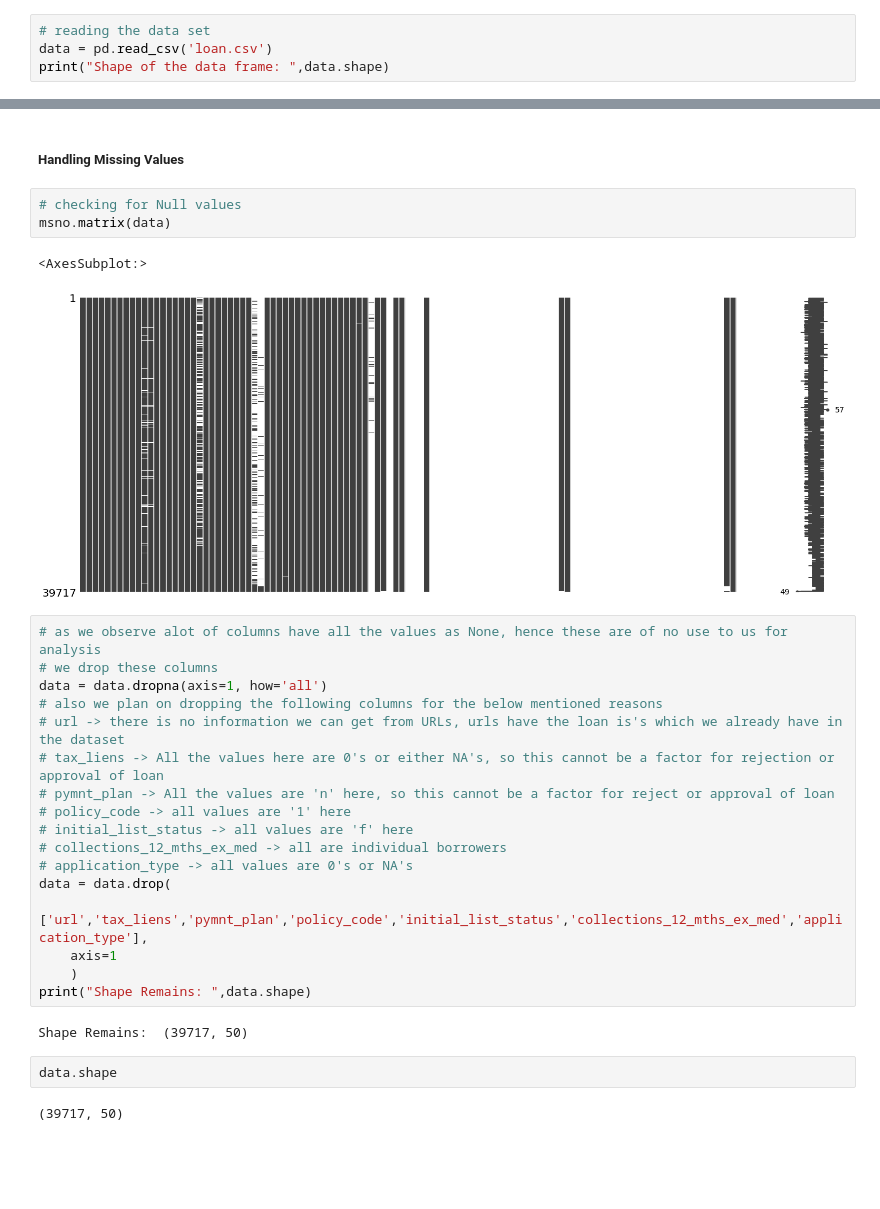
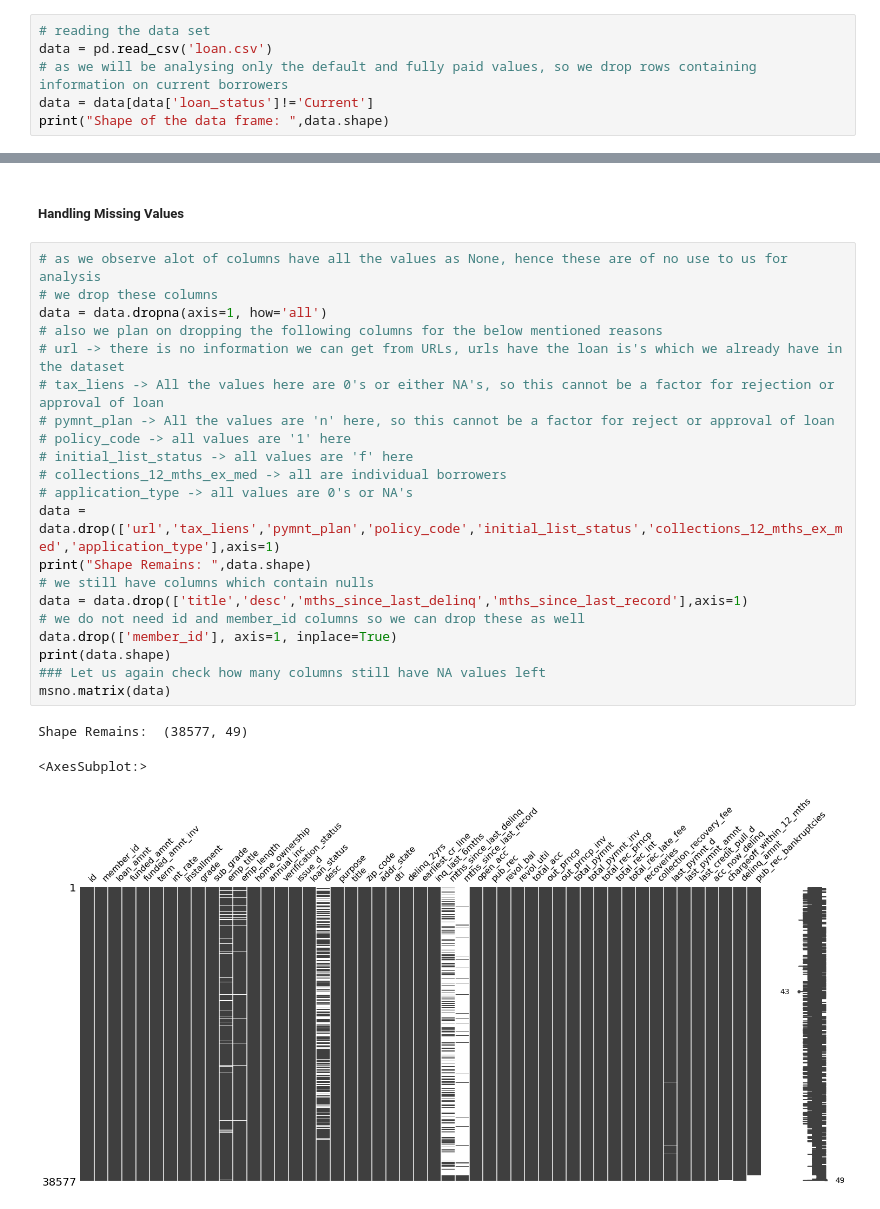
Before and after one commit to aditya-mishra25/Lending_Case_Study, a Jupyter notebook: Lending Case Study.ipynb, the cells around one changed output, grey strips where cells are left out. Saved outputs shown, nothing was run; the diff lists cells and outputs as text; blank space fills up the shorter version.

Commit message:
analysis compelete, few sanity checks are pending

```diff
--- a/Lending Case Study.ipynb
+++ b/Lending Case Study.ipynb
@@ -40,5 +47,7 @@ pd.set_option('display.max_rows', None)
 # %%
 # reading the data set
 data = pd.read_csv('loan.csv')
+# as we will be analysing only the default and fully paid values, so we drop rows containing information on current borrowers
+data = data[data['loan_status']!='Current']
 print("Shape of the data frame: ",data.shape)
 # %% [output]
@@ -51,32 +56,28 @@ data.shape
 ### Cleaning the data
 # %% [markdown]
 ##### Handling Missing Values
-# %%
-# checking for Null values
-msno.matrix(data)
-# %% [output]
-<AxesSubplot:>
-[figure, removed]
 # %%
 # as we observe alot of columns have all the values as None, hence these are of no use to us for analysis
 # we drop these columns
 data = data.dropna(axis=1, how='all')
 # also we plan on dropping the following columns for the below mentioned reasons
 # url -> there is no information we can get from URLs, urls have the loan is's which we already have in the dataset
 # tax_liens -> All the values here are 0's or either NA's, so this cannot be a factor for rejection or approval of loan
 # pymnt_plan -> All the values are 'n' here, so this cannot be a factor for reject or approval of loan
 # policy_code -> all values are '1' here
 # initial_list_status -> all values are 'f' here
 # collections_12_mths_ex_med -> all are individual borrowers
 # application_type -> all values are 0's or NA's
-data = data.drop(
-    ['url','tax_liens','pymnt_plan','policy_code','initial_list_status','collections_12_mths_ex_med','application_type'],
-    axis=1
-    )
+data = data.drop(['url','tax_liens','pymnt_plan','policy_code','initial_list_status','collections_12_mths_ex_med','application_type'],axis=1)
 print("Shape Remains: ",data.shape)
+# we still have columns which contain nulls
+data = data.drop(['title','desc','mths_since_last_delinq','mths_since_last_record'],axis=1)
+# we do not need id and member_id columns so we can drop these as well
+data.drop(['member_id'], axis=1, inplace=True)
+print(data.shape)
+### Let us again check how many columns still have NA values left
+msno.matrix(data)
 # %% [output]
-Shape Remains:  (39717, 50)
+Shape Remains:  (38577, 49)
+<AxesSubplot:>
+[figure, added]
-# %%
-data.shape
-# %% [output]
-(39717, 50)
```
Also changed, not shown: parts of 55 cells of this notebook, 1 other file.
